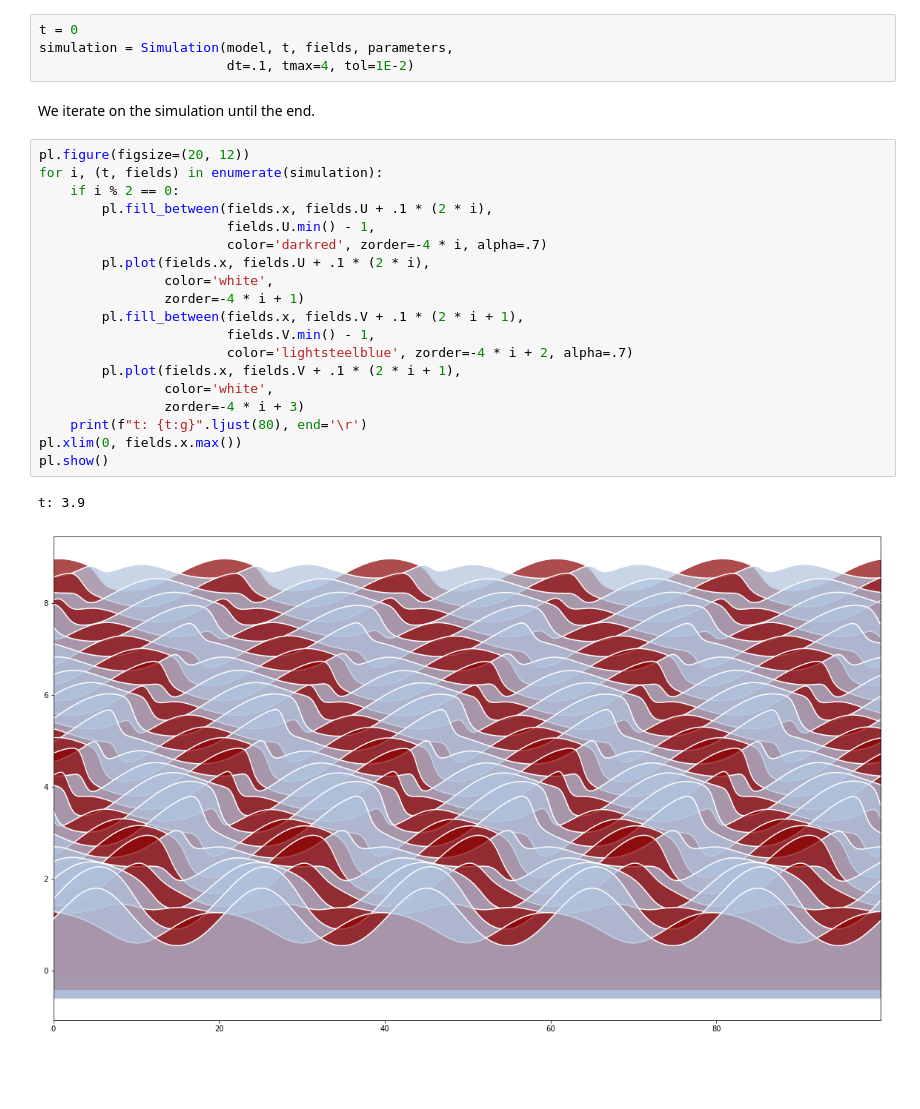
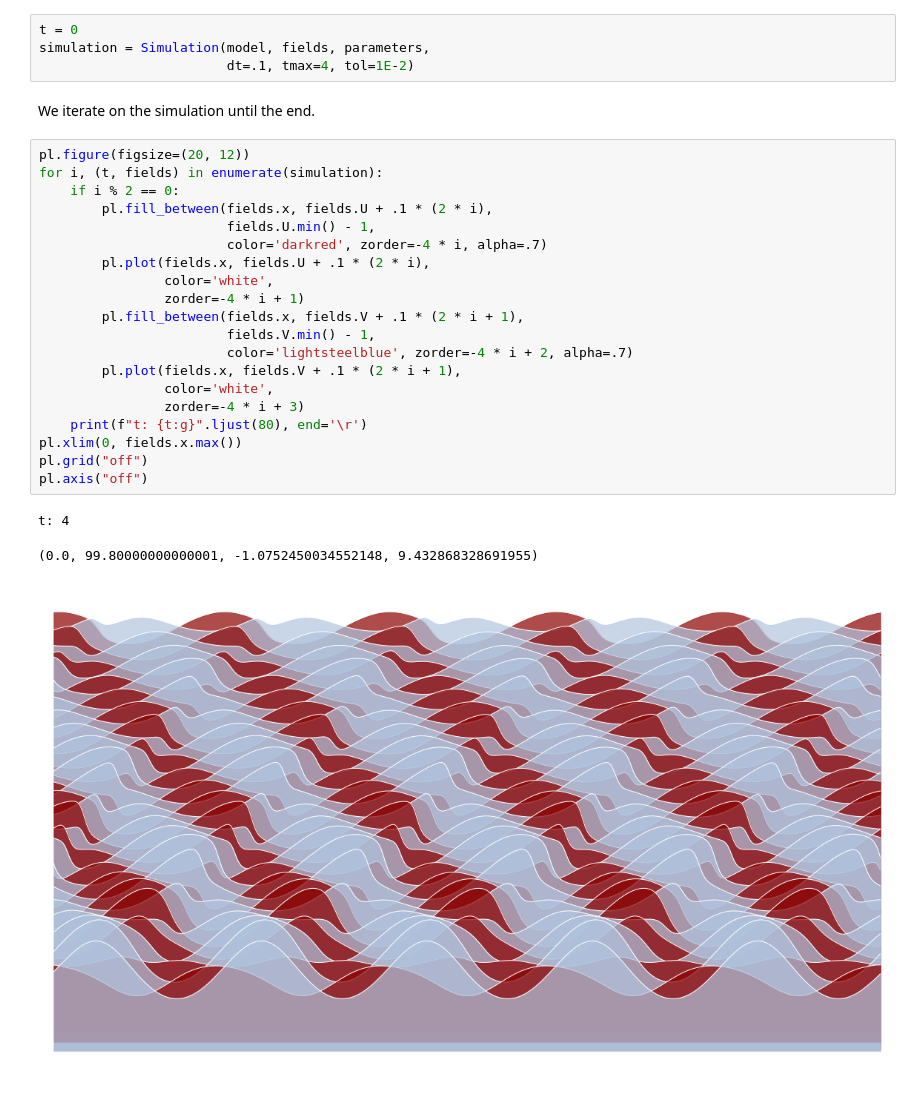
Before and after one commit to celliern/triflow, a Jupyter notebook: examples/notebooks/so_wavy.ipynb, the cells around one changed output. Cells and saved outputs as stored; diff of their text form; blank space fills up the shorter version.

```diff
--- a/examples/notebooks/so_wavy.ipynb
+++ b/examples/notebooks/so_wavy.ipynb
@@ -43,29 +47,31 @@ parameters = dict(k=1, c=10, periodic=True)
 We initialize the simulation
 # %%
 t = 0
-simulation = Simulation(model, t, fields, parameters,
+simulation = Simulation(model, fields, parameters,
                         dt=.1, tmax=4, tol=1E-2)
 # %% [markdown]
 We iterate on the simulation until the end.
 # %%
 pl.figure(figsize=(20, 12))
 for i, (t, fields) in enumerate(simulation):
     if i % 2 == 0:
         pl.fill_between(fields.x, fields.U + .1 * (2 * i),
                         fields.U.min() - 1,
                         color='darkred', zorder=-4 * i, alpha=.7)
         pl.plot(fields.x, fields.U + .1 * (2 * i),
                 color='white',
                 zorder=-4 * i + 1)
         pl.fill_between(fields.x, fields.V + .1 * (2 * i + 1),
                         fields.V.min() - 1,
                         color='lightsteelblue', zorder=-4 * i + 2, alpha=.7)
         pl.plot(fields.x, fields.V + .1 * (2 * i + 1),
                 color='white',
                 zorder=-4 * i + 3)
     print(f"t: {t:g}".ljust(80), end='\r')
 pl.xlim(0, fields.x.max())
-pl.show()
+pl.grid("off")
+pl.axis("off")
 # %% [output]
-t: 3.9
+t: 4
+(0.0, 99.80000000000001, -1.0752450034552148, 9.432868328691955)
-[figure, old version]
+[figure, new version]
```
Also changed, not shown: parts of 1 cell of this notebook, 2 other files.
